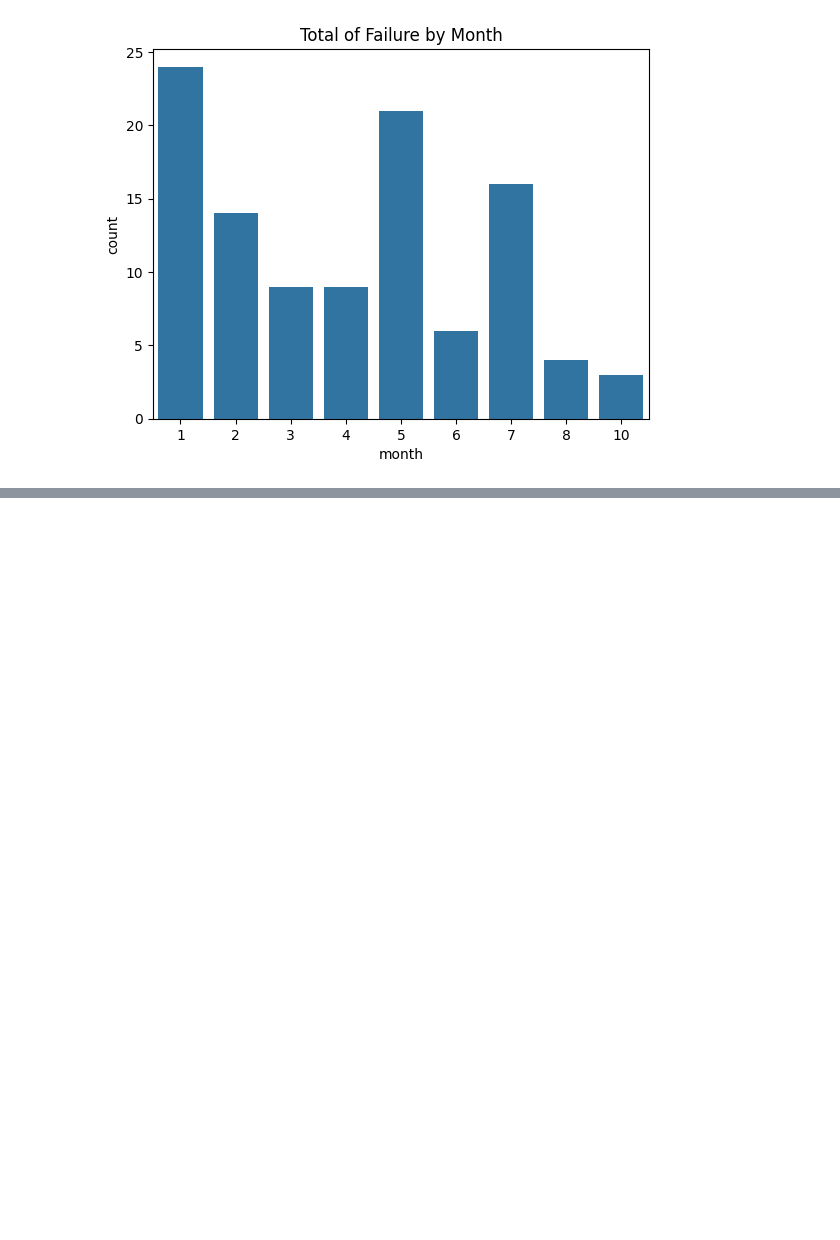
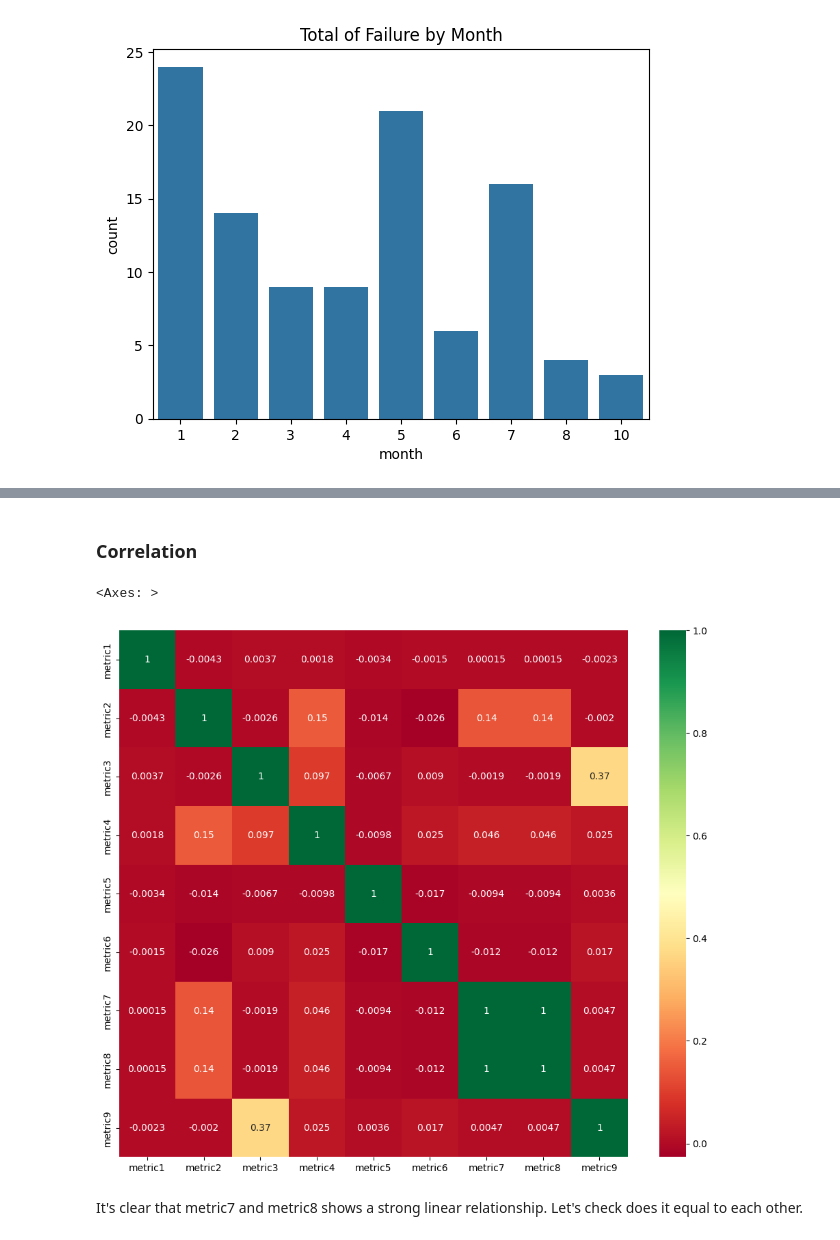
Before and after one commit to imranfadhil/our-learnings, a Jupyter notebook: K1_reliability_analysis.ipynb, the cells around one changed output, grey strips where cells are left out. Cells and saved outputs as stored; diff of their text form; code cells hidden in the pictures; blank space fills up the shorter version.

```diff
--- a/K1_reliability_analysis.ipynb
+++ b/K1_reliability_analysis.ipynb
@@ -204,0 +252,10 @@ plt.show()
+# %% [markdown]
+### Correlation
+# %%
+plt.figure(figsize=(12, 10))
+sns.heatmap(df.filter(like="metric", axis=1).corr(), annot=True, cmap="RdYlGn", annot_kws={"size":10})
+# %% [output]
+<Axes: >
+[figure, added]
+# %% [markdown]
+It's clear that metric7 and metric8 shows a strong linear relationship. Let's check does it equal to each other.
```
Also changed, not shown: parts of 20 cells of this notebook.
